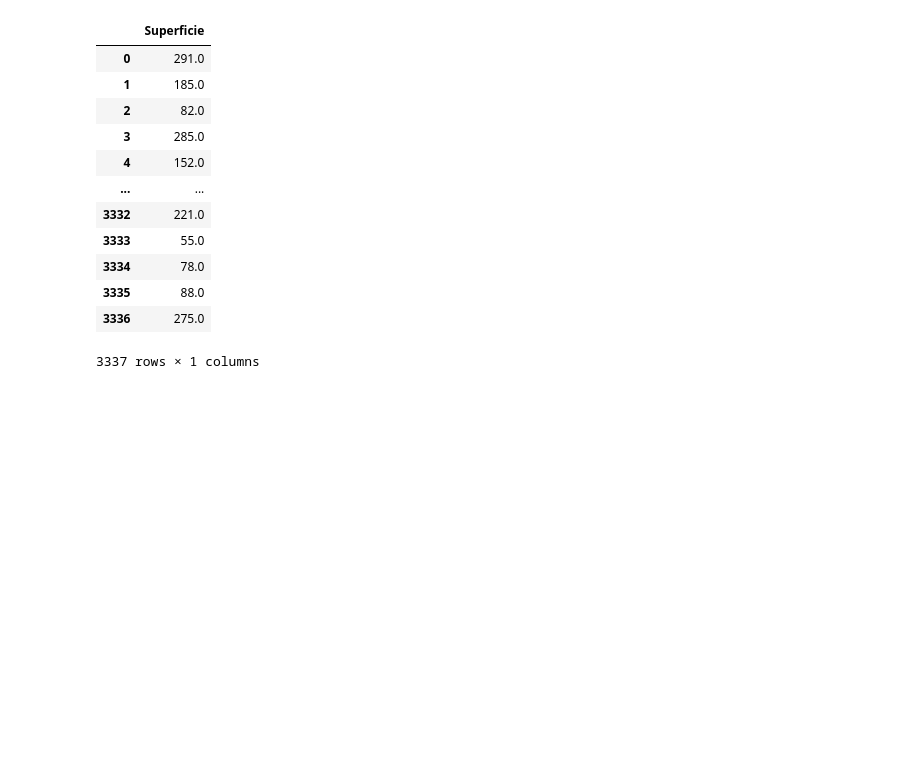
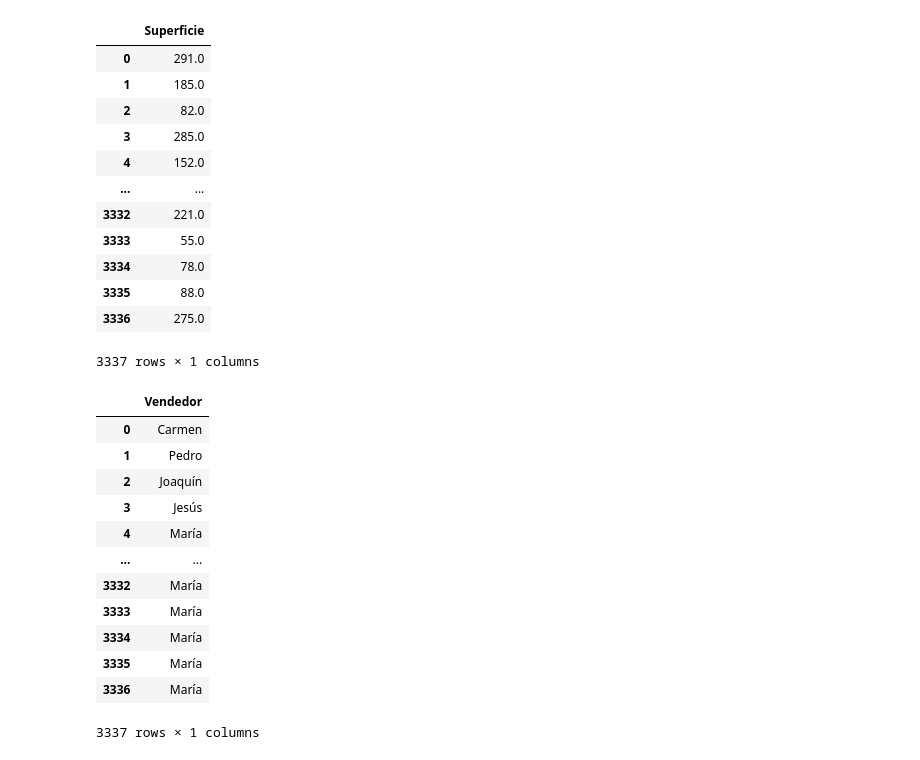
Before and after one commit to AremyDiaz/Actividad2, a Jupyter notebook: mi-limpieza.ipynb, the cells around one changed output. Saved outputs shown, nothing was run; the diff lists cells and outputs as text; code cells hidden in the pictures; blank space fills up the shorter version.

Commit message:
Forward fill

```diff
--- a/mi-limpieza.ipynb
+++ b/mi-limpieza.ipynb
@@ -233,3 +233,22 @@ data5.fillna(275)
 | 3335 | 88.0 |
 | 3336 | 275.0 |
 3337 rows × 1 columns
+# %%
+#Sustituir valores nulos por valores no nulos hacia adelante  "forward fill" ("ffill")
+#Filtro por columnas
+data6=data2.iloc[ : , [7]]
+data6.fillna(method="ffill")
+# %% [output]
+|  | Vendedor |
+| 0 | Carmen |
+| 1 | Pedro |
+| 2 | Joaquín |
+| 3 | Jesús |
+| 4 | María |
+| ... | ... |
+| 3332 | María |
+| 3333 | María |
+| 3334 | María |
+| 3335 | María |
+| 3336 | María |
+3337 rows × 1 columns
```
